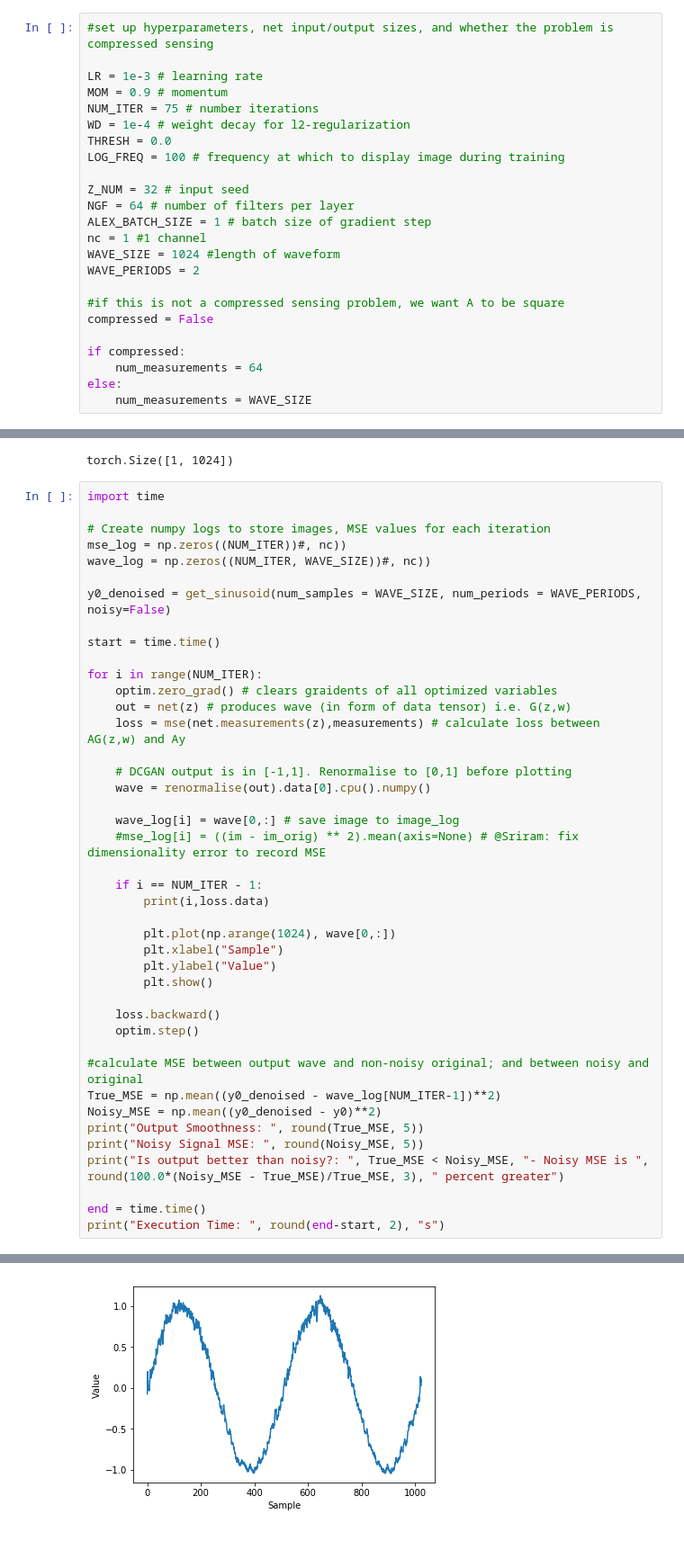
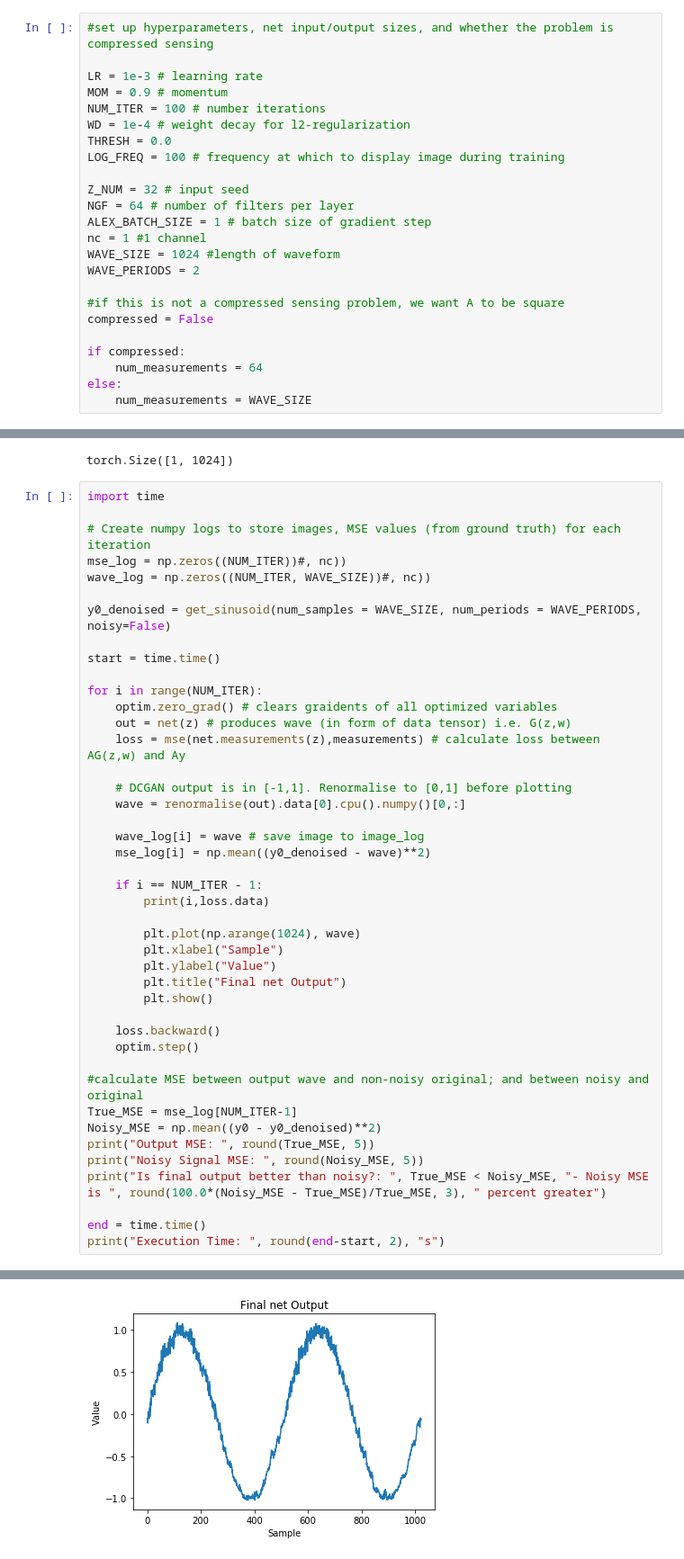
Before and after one commit to Sriram-Ravula/Sine_DIP, a Jupyter notebook: SineWave-DIP.ipynb, the cells around one changed output, grey strips where cells are left out. Shown: that part at 90% size. Drawn from its saved outputs; the diff is of its cells as text.

Commit message:
Added MSE logging, minimum charting

```diff
--- a/SineWave-DIP.ipynb
+++ b/SineWave-DIP.ipynb
@@ -30,7 +30,7 @@ env: CUDA_VISIBLE_DEVICES=0
 
 LR = 1e-3 # learning rate
 MOM = 0.9 # momentum
-NUM_ITER = 75 # number iterations
+NUM_ITER = 100 # number iterations
 WD = 1e-4 # weight decay for l2-regularization
 THRESH = 0.0
 LOG_FREQ = 100 # frequency at which to display image during training
@@ -233,7 +233,7 @@ torch.Size([1, 1024])
 # %%
 import time
 
-# Create numpy logs to store images, MSE values for each iteration
+# Create numpy logs to store images, MSE values (from ground truth) for each iteration
 mse_log = np.zeros((NUM_ITER))#, nc))
 wave_log = np.zeros((NUM_ITER, WAVE_SIZE))#, nc))
 
@@ -247,28 +247,29 @@ for i in range(NUM_ITER):
     loss = mse(net.measurements(z),measurements) # calculate loss between AG(z,w) and Ay
 
     # DCGAN output is in [-1,1]. Renormalise to [0,1] before plotting
-    wave = renormalise(out).data[0].cpu().numpy()
+    wave = renormalise(out).data[0].cpu().numpy()[0,:]
 
-    wave_log[i] = wave[0,:] # save image to image_log
-    #mse_log[i] = ((im - im_orig) ** 2).mean(axis=None) # @Sriram: fix dimensionality error to record MSE
+    wave_log[i] = wave # save image to image_log
+    mse_log[i] = np.mean((y0_denoised - wave)**2)
 
     if i == NUM_ITER - 1:
         print(i,loss.data)
 
-        plt.plot(np.arange(1024), wave[0,:])
+        plt.plot(np.arange(1024), wave)
         plt.xlabel("Sample")
         plt.ylabel("Value")
+        plt.title("Final net Output")
         plt.show()
 
     loss.backward()
     optim.step()
 
 #calculate MSE between output wave and non-noisy original; and between noisy and original
-True_MSE = np.mean((y0_denoised - wave_log[NUM_ITER-1])**2)
-Noisy_MSE = np.mean((y0_denoised - y0)**2)
-print("Output Smoothness: ", round(True_MSE, 5))
+True_MSE = mse_log[NUM_ITER-1]
+Noisy_MSE = np.mean((y0 - y0_denoised)**2)
+print("Output MSE: ", round(True_MSE, 5))
 print("Noisy Signal MSE: ", round(Noisy_MSE, 5))
-print("Is output better than noisy?: ", True_MSE < Noisy_MSE, "- Noisy MSE is ", round(100.0*(Noisy_MSE - True_MSE)/True_MSE, 3), " percent greater")
+print("Is final output better than noisy?: ", True_MSE < Noisy_MSE, "- Noisy MSE is ", round(100.0*(Noisy_MSE - True_MSE)/True_MSE, 3), " percent greater")
 
 end = time.time()
 print("Execution Time: ", round(end-start, 2), "s")
@@ -277 +278 @@ print("Execution Time: ", round(end-start, 2), "s")
-[figure, old version]
+[figure, new version]
```
Also changed, not shown: parts of 5 cells of this notebook.
